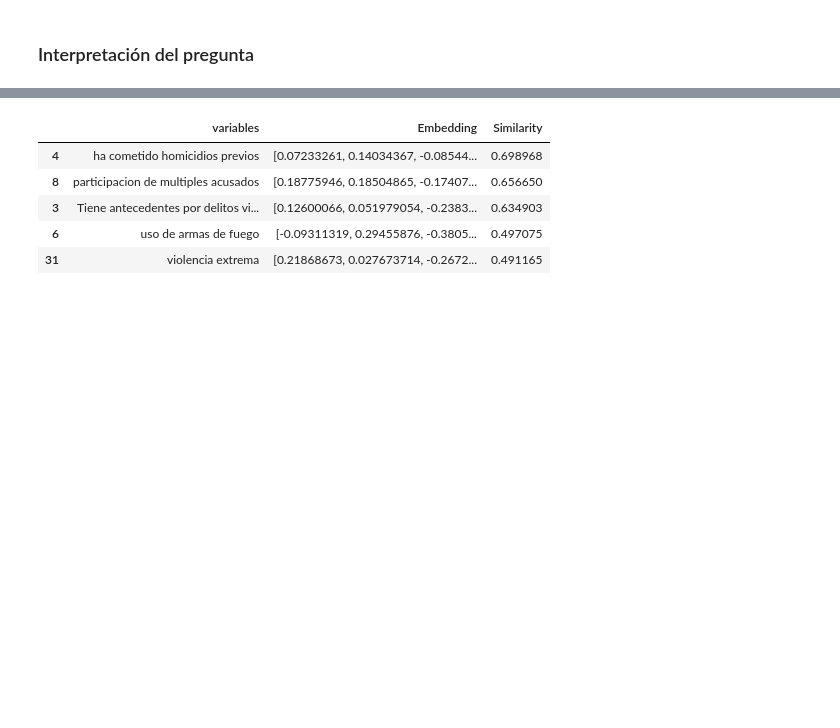
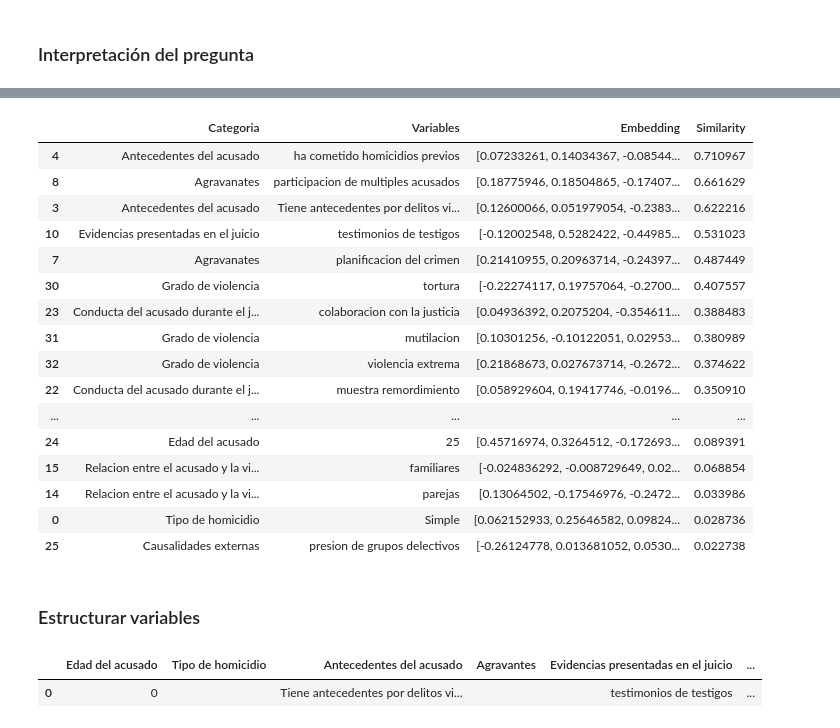
Before and after one commit to Jhan73/juezBot, a Jupyter notebook: juezBot/modelo/randomForest.ipynb, the cells around one changed output, grey strips where cells are left out. Saved outputs shown, nothing was run; the diff lists cells and outputs as text; code cells hidden in the pictures; blank space fills up the shorter version.

Commit message:
mejora en la entrada de la descipción del caso

```diff
--- a/juezBot/modelo/randomForest.ipynb
+++ b/juezBot/modelo/randomForest.ipynb
@@ -245,15 +238,30 @@ df.head()
 # %%
 from openai.embeddings_utils import cosine_similarity
 # %%
-question = 'Una persona es acusada por habe cometido homicidio calificado, el acusado ejecuto el acto usando arma de fuego con complice con otras personas, ademas el acusado tiene denuncias por violencia'
-question_embed = model.encode(question)
-df['Similarity'] = df["Embedding"].apply(lambda x: cosine_similarity(x, question_embed))
-df = df.sort_values('Similarity', ascending=False)
-df.head()
+description = 'Una persona es acusada por habe cometido homicidio calificado, el crimen fue ejecutado con complice con otras personas, ademas para el caso se presentaron testimonios que corroboran el hecho'
+description_embed = model.encode(description)
+data['Similarity'] = data["Embedding"].apply(lambda x: cosine_similarity(x, description_embed))
+data = data.sort_values('Similarity', ascending=False)
+selected_data =  data.head()
-# %% [output]
-|  | variables | Embedding | Similarity |
-| 4 | ha cometido homicidios previos | [0.07233261, 0.14034367, -0.08544... | 0.698968 |
-| 8 | participacion de multiples acusados | [0.18775946, 0.18504865, -0.17407... | 0.656650 |
-| 3 | Tiene antecedentes por delitos vi... | [0.12600066, 0.051979054, -0.2383... | 0.634903 |
-| 6 | uso de armas de fuego | [-0.09311319, 0.29455876, -0.3805... | 0.497075 |
-| 31 | violencia extrema | [0.21868673, 0.027673714, -0.2672... | 0.491165 |
+# %%
+data
+# %% [output]
+|  | Categoria | Variables | Embedding | Similarity |
+| 4 | Antecedentes del acusado | ha cometido homicidios previos | [0.07233261, 0.14034367, -0.08544... | 0.710967 |
+| 8 | Agravanates | participacion de multiples acusados | [0.18775946, 0.18504865, -0.17407... | 0.661629 |
+| 3 | Antecedentes del acusado | Tiene antecedentes por delitos vi... | [0.12600066, 0.051979054, -0.2383... | 0.622216 |
+| 10 | Evidencias presentadas en el juicio | testimonios de testigos | [-0.12002548, 0.5282422, -0.44985... | 0.531023 |
+| 7 | Agravanates | planificacion del crimen | [0.21410955, 0.20963714, -0.24397... | 0.487449 |
+| 30 | Grado de violencia | tortura | [-0.22274117, 0.19757064, -0.2700... | 0.407557 |
+| 23 | Conducta del acusado durante el j... | colaboracion con la justicia | [0.04936392, 0.2075204, -0.354611... | 0.388483 |
+| 31 | Grado de violencia | mutilacion | [0.10301256, -0.10122051, 0.02953... | 0.380989 |
+| 32 | Grado de violencia | violencia extrema | [0.21868673, 0.027673714, -0.2672... | 0.374622 |
+| 22 | Conducta del acusado durante el j... | muestra remordimiento | [0.058929604, 0.19417746, -0.0196... | 0.350910 |
+| ... | ... | ... | ... | ... |
+| 24 | Edad del acusado | 25 | [0.45716974, 0.3264512, -0.172693... | 0.089391 |
+| 15 | Relacion entre el acusado y la vi... | familiares | [-0.024836292, -0.008729649, 0.02... | 0.068854 |
+| 14 | Relacion entre el acusado y la vi... | parejas | [0.13064502, -0.17546976, -0.2472... | 0.033986 |
+| 0 | Tipo de homicidio | Simple | [0.062152933, 0.25646582, 0.09824... | 0.028736 |
+| 25 | Causalidades externas | presion de grupos delectivos | [-0.26124778, 0.013681052, 0.0530... | 0.022738 |
+# %% [markdown]
+### Estructurar variables
@@ -259,0 +278,6 @@ df.head()
+# %%
+case_df = pd.DataFrame(case_data, index=[0])
+case_df
+# %% [output]
+|  | Edad del acusado | Tipo de homicidio | Antecedentes del acusado | Agravantes | Evidencias presentadas en el juicio | ... |
+| 0 | 0 |  | Tiene antecedentes por delitos vi... |  | testimonios de testigos | ... |
```
Also changed, not shown: parts of 6 cells of this notebook, 2 other files.
